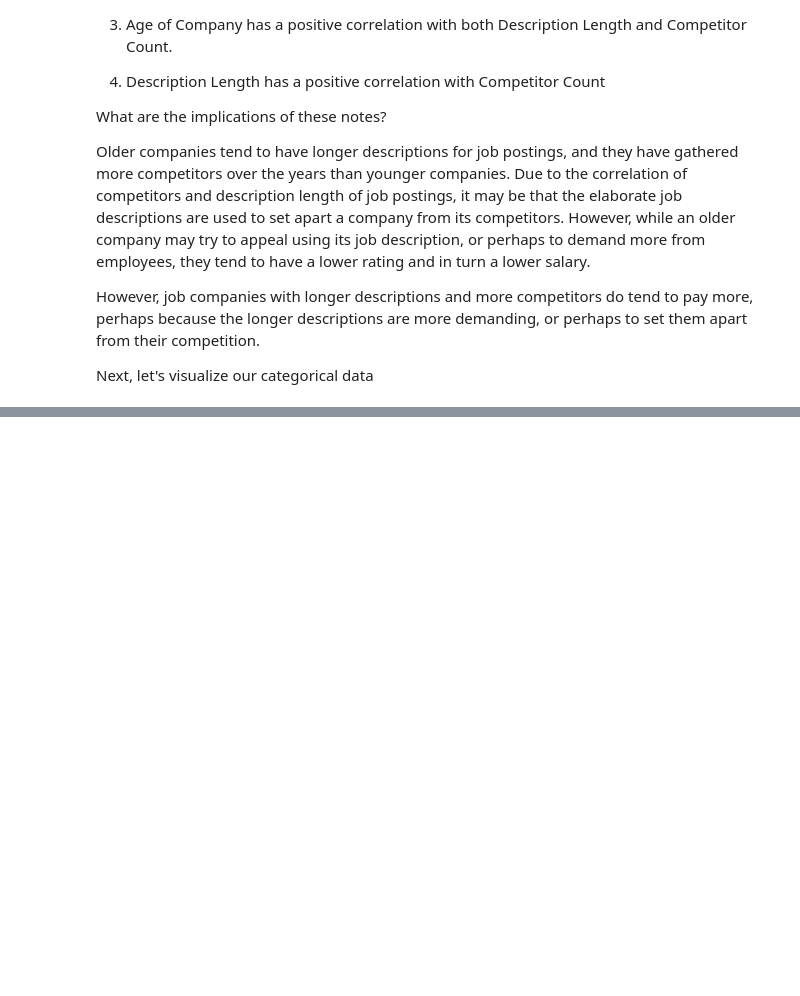
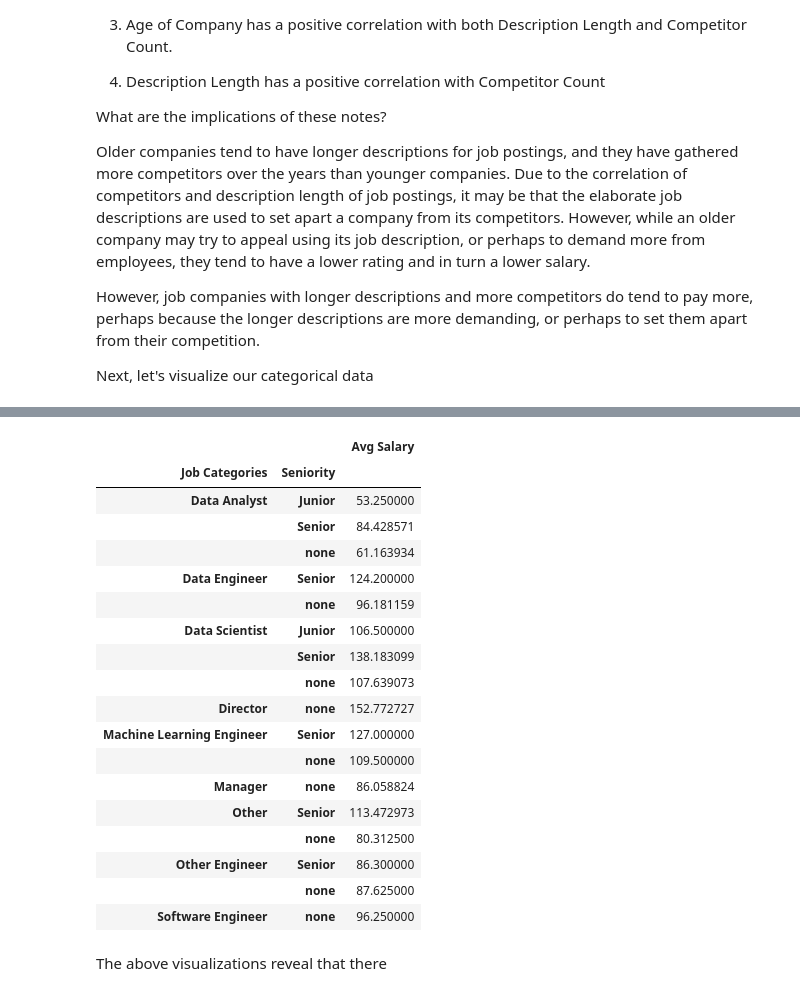
Before and after one commit to Aviost111/ds_project, a Jupyter notebook: GLASSDOOR SALARY PREDICTION PROJECT.ipynb, the cells around one changed output, grey strips where cells are left out. Saved outputs shown, nothing was run; the diff lists cells and outputs as text; code cells hidden in the pictures; blank space fills up the shorter version.

```diff
--- a/GLASSDOOR SALARY PREDICTION PROJECT.ipynb
+++ b/GLASSDOOR SALARY PREDICTION PROJECT.ipynb
@@ -448,0 +458,28 @@ Next, let's visualize our categorical data
+# %%
+# table of job categories, divided by seniority status
+
+job_cat=pd.pivot_table(df,index=['Job Categories', 'Seniority'],values='Avg Salary')
+
+job_cat
+# %% [output]
+|  |  | Avg Salary |
+| Job Categories | Seniority |  |
+| Data Analyst | Junior | 53.250000 |
+|  | Senior | 84.428571 |
+|  | none | 61.163934 |
+| Data Engineer | Senior | 124.200000 |
+|  | none | 96.181159 |
+| Data Scientist | Junior | 106.500000 |
+|  | Senior | 138.183099 |
+|  | none | 107.639073 |
+| Director | none | 152.772727 |
+| Machine Learning Engineer | Senior | 127.000000 |
+|  | none | 109.500000 |
+| Manager | none | 86.058824 |
+| Other | Senior | 113.472973 |
+|  | none | 80.312500 |
+| Other Engineer | Senior | 86.300000 |
+|  | none | 87.625000 |
+| Software Engineer | none | 96.250000 |
+# %% [markdown]
+The above visualizations reveal that there
```
Also changed, not shown: parts of 1 cell of this notebook.
